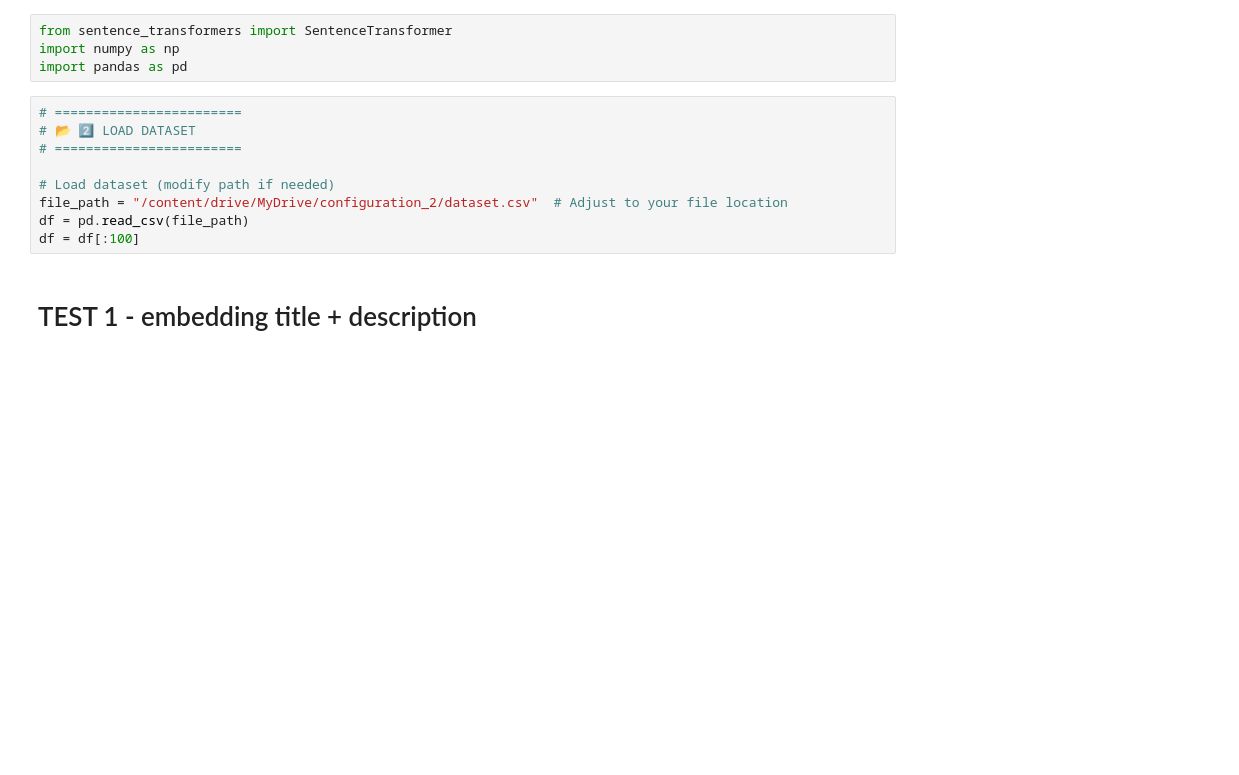
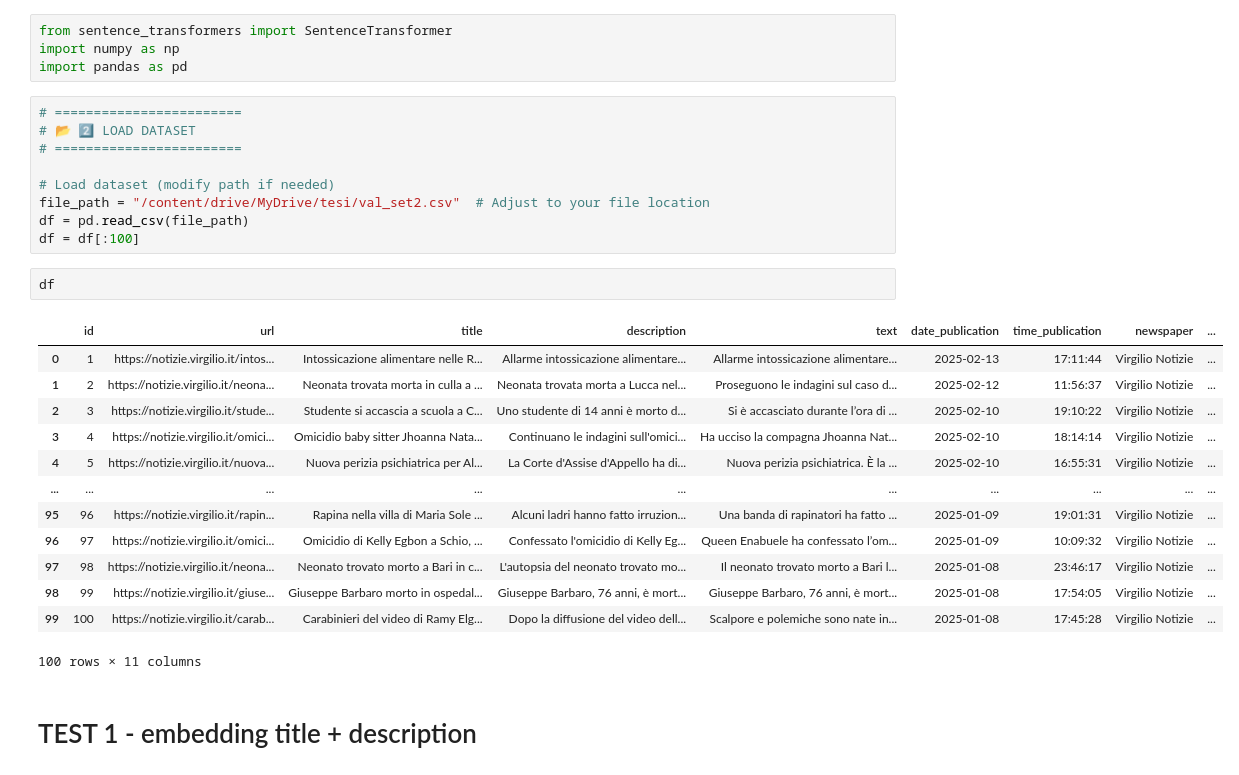
Before and after one commit to livio-24/test-deduplication, a Jupyter notebook: sbert_test.ipynb, the cells around one changed output. Cells and saved outputs as stored; diff of their text form; blank space fills up the shorter version.

```diff
--- a/sbert_test.ipynb
+++ b/sbert_test.ipynb
@@ -23,9 +23,25 @@ import pandas as pd
 # ========================
 
 # Load dataset (modify path if needed)
-file_path = "/content/drive/MyDrive/configuration_2/dataset.csv"  # Adjust to your file location
+file_path = "/content/drive/MyDrive/tesi/val_set2.csv"  # Adjust to your file location
 df = pd.read_csv(file_path)
 df = df[:100]
+# %%
+df
+# %% [output]
+|  | id | url | title | description | text | date_publication | time_publication | newspaper | ... |
+| 0 | 1 | https://notizie.virgilio.it/intos... | Intossicazione alimentare nelle R... | Allarme intossicazione alimentare... | Allarme intossicazione alimentare... | 2025-02-13 | 17:11:44 | Virgilio Notizie | ... |
+| 1 | 2 | https://notizie.virgilio.it/neona... | Neonata trovata morta in culla a ... | Neonata trovata morta a Lucca nel... | Proseguono le indagini sul caso d... | 2025-02-12 | 11:56:37 | Virgilio Notizie | ... |
+| 2 | 3 | https://notizie.virgilio.it/stude... | Studente si accascia a scuola a C... | Uno studente di 14 anni è morto d... | Si è accasciato durante l’ora di ... | 2025-02-10 | 19:10:22 | Virgilio Notizie | ... |
+| 3 | 4 | https://notizie.virgilio.it/omici... | Omicidio baby sitter Jhoanna Nata... | Continuano le indagini sull'omici... | Ha ucciso la compagna Jhoanna Nat... | 2025-02-10 | 18:14:14 | Virgilio Notizie | ... |
+| 4 | 5 | https://notizie.virgilio.it/nuova... | Nuova perizia psichiatrica per Al... | La Corte d'Assise d'Appello ha di... | Nuova perizia psichiatrica. È la ... | 2025-02-10 | 16:55:31 | Virgilio Notizie | ... |
+| ... | ... | ... | ... | ... | ... | ... | ... | ... | ... |
+| 95 | 96 | https://notizie.virgilio.it/rapin... | Rapina nella villa di Maria Sole ... | Alcuni ladri hanno fatto irruzion... | Una banda di rapinatori ha fatto ... | 2025-01-09 | 19:01:31 | Virgilio Notizie | ... |
+| 96 | 97 | https://notizie.virgilio.it/omici... | Omicidio di Kelly Egbon a Schio, ... | Confessato l'omicidio di Kelly Eg... | Queen Enabuele ha confessato l’om... | 2025-01-09 | 10:09:32 | Virgilio Notizie | ... |
+| 97 | 98 | https://notizie.virgilio.it/neona... | Neonato trovato morto a Bari in c... | L'autopsia del neonato trovato mo... | Il neonato trovato morto a Bari l... | 2025-01-08 | 23:46:17 | Virgilio Notizie | ... |
+| 98 | 99 | https://notizie.virgilio.it/giuse... | Giuseppe Barbaro morto in ospedal... | Giuseppe Barbaro, 76 anni, è mort... | Giuseppe Barbaro, 76 anni, è mort... | 2025-01-08 | 17:54:05 | Virgilio Notizie | ... |
+| 99 | 100 | https://notizie.virgilio.it/carab... | Carabinieri del video di Ramy Elg... | Dopo la diffusione del video dell... | Scalpore e polemiche sono nate in... | 2025-01-08 | 17:45:28 | Virgilio Notizie | ... |
+100 rows × 11 columns
 # %% [markdown]
 # TEST 1 - embedding title + description
 # %%
```
Also changed, not shown: parts of 9 cells of this notebook.
